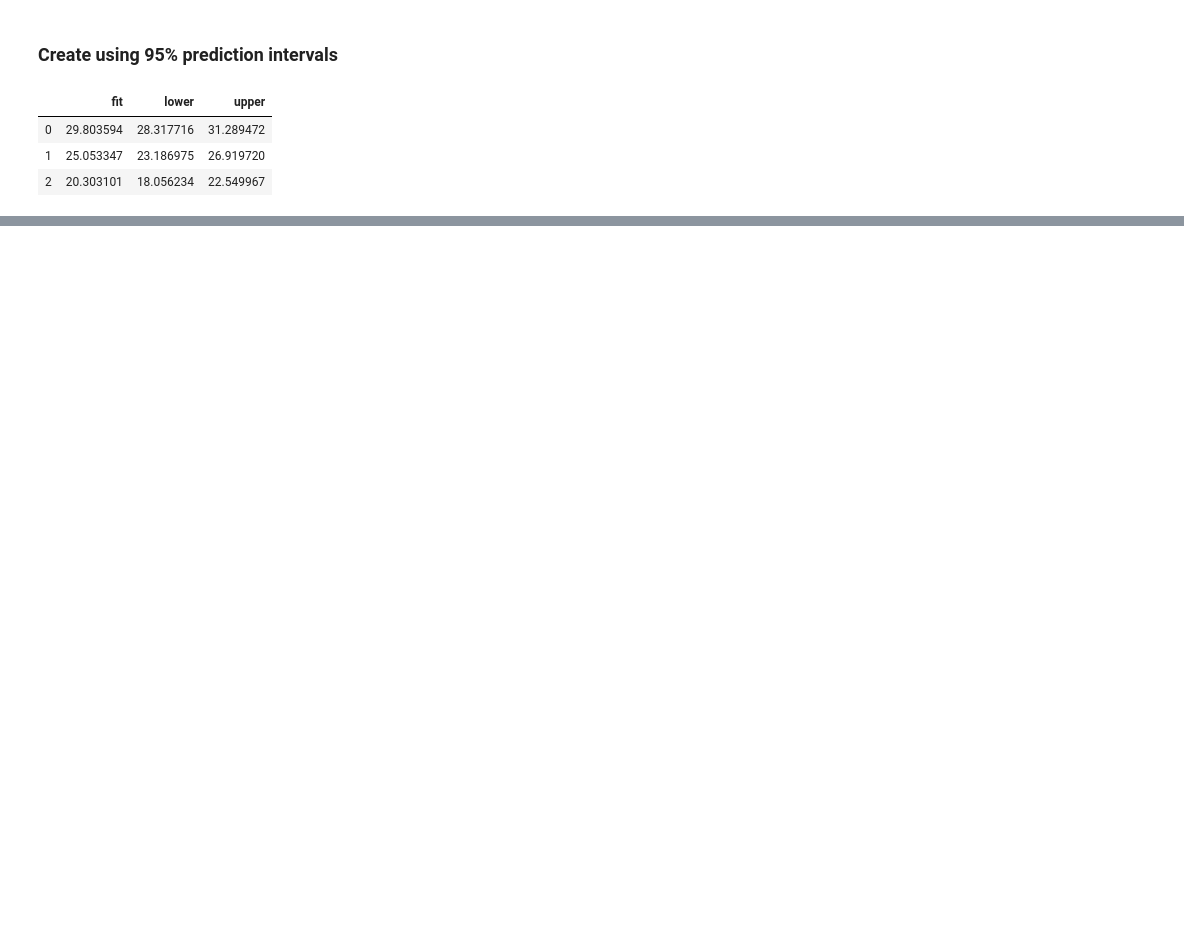
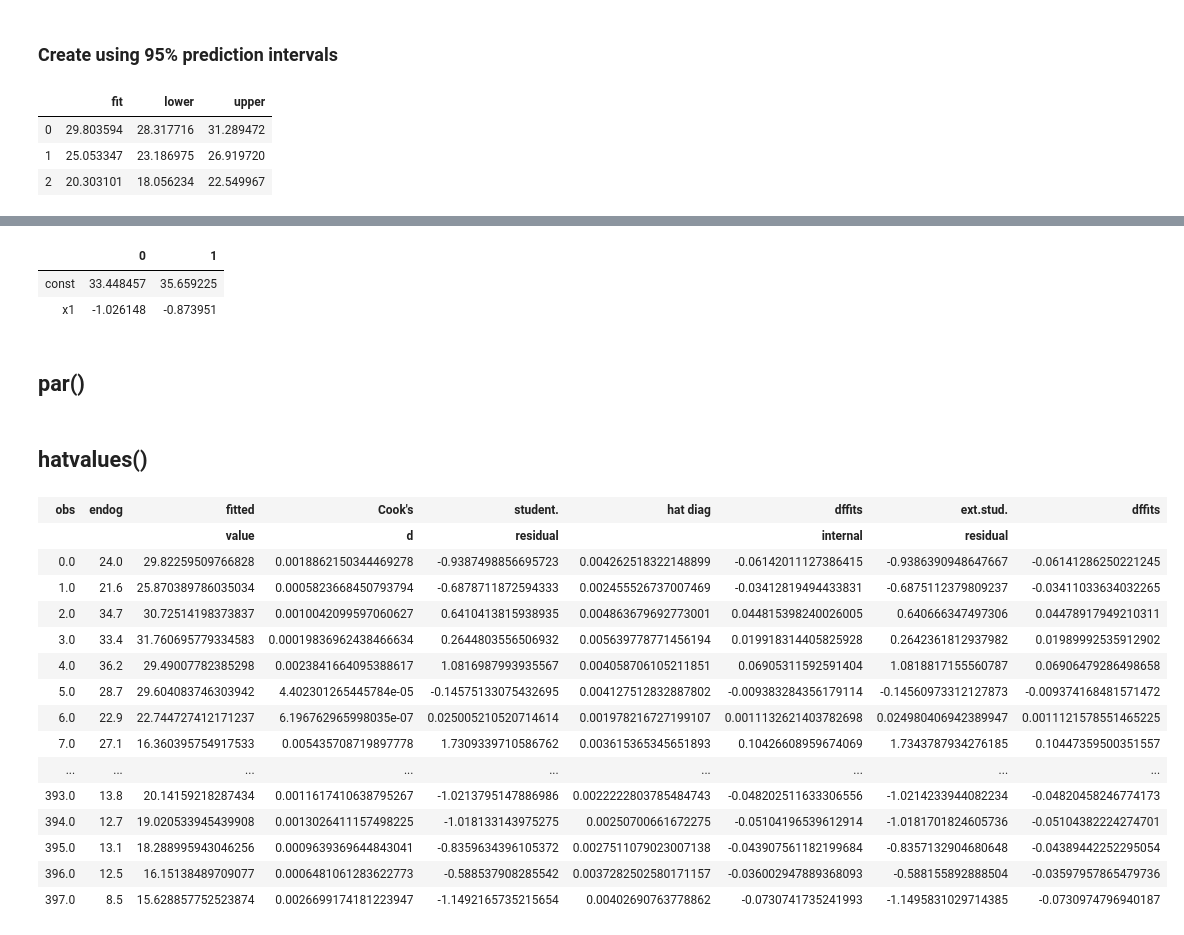
Before and after one commit to jcanque777/islr_labs, a Jupyter notebook: boston_housing.ipynb, the cells around one changed output, grey strips where cells are left out. Drawn from its saved outputs; the diff is of its cells as text; code cells hidden in the pictures; blank space fills up the shorter version.

Commit message:
Create hatvalues function using statsmodel

```diff
--- a/boston_housing.ipynb
+++ b/boston_housing.ipynb
@@ -335,0 +276,8 @@ predictions.summary_frame(alpha=0.05)
+# %%
+model.conf_int(alpha = .05)
+# %% [output]
+|  | 0 | 1 |
+| const | 33.448457 | 35.659225 |
+| x1 | -1.026148 | -0.873951 |
+# %% [markdown]
+## par()
@@ -335,0 +286,2 @@ predictions.summary_frame(alpha=0.05)
+# %% [markdown]
+## hatvalues()
@@ -335,0 +303,19 @@ predictions.summary_frame(alpha=0.05)
+# %%
+influence.summary_table()
+# %% [output]
+| obs | endog | fitted | Cook's | student. | hat diag | dffits | ext.stud. | dffits |
+|  |  | value | d | residual |  | internal | residual |  |
+| 0.0 | 24.0 | 29.82259509766828 | 0.0018862150344469278 | -0.9387498856695723 | 0.004262518322148899 | -0.06142011127386415 | -0.9386390948647667 | -0.06141286250221245 |
+| 1.0 | 21.6 | 25.870389786035034 | 0.0005823668450793794 | -0.6878711872594333 | 0.002455526737007469 | -0.03412819494433831 | -0.6875112379809237 | -0.03411033634032265 |
+| 2.0 | 34.7 | 30.72514198373837 | 0.0010042099597060627 | 0.6410413815938935 | 0.004863679692773001 | 0.044815398240026005 | 0.640666347497306 | 0.04478917949210311 |
+| 3.0 | 33.4 | 31.760695779334583 | 0.00019836962438466634 | 0.2644803556506932 | 0.005639778771456194 | 0.019918314405825928 | 0.2642361812937982 | 0.01989992535912902 |
+| 4.0 | 36.2 | 29.49007782385298 | 0.0023841664095388617 | 1.0816987993935567 | 0.004058706105211851 | 0.06905311592591404 | 1.0818817155560787 | 0.06906479286498658 |
+| 5.0 | 28.7 | 29.604083746303942 | 4.402301265445784e-05 | -0.14575133075432695 | 0.004127512832887802 | -0.009383284356179114 | -0.14560973312127873 | -0.009374168481571472 |
+| 6.0 | 22.9 | 22.744727412171237 | 6.196762965998035e-07 | 0.025005210520714614 | 0.001978216727199107 | 0.0011132621403782698 | 0.024980406942389947 | 0.0011121578551465225 |
+| 7.0 | 27.1 | 16.360395754917533 | 0.005435708719897778 | 1.7309339710586762 | 0.003615365345651893 | 0.10426608959674069 | 1.7343787934276185 | 0.10447359500351557 |
+| ... | ... | ... | ... | ... | ... | ... | ... | ... |
+| 393.0 | 13.8 | 20.14159218287434 | 0.0011617410638795267 | -1.0213795147886986 | 0.0022222803785484743 | -0.048202511633306556 | -1.0214233944082234 | -0.04820458246774173 |
+| 394.0 | 12.7 | 19.020533945439908 | 0.0013026411157498225 | -1.018133143975275 | 0.00250700661672275 | -0.05104196539612914 | -1.0181701824605736 | -0.05104382224274701 |
+| 395.0 | 13.1 | 18.288995943046256 | 0.0009639369644843041 | -0.8359634396105372 | 0.0027511079023007138 | -0.043907561182199684 | -0.8357132904680648 | -0.04389442252295054 |
+| 396.0 | 12.5 | 16.15138489709077 | 0.0006481061283622773 | -0.588537908285542 | 0.0037282502580171157 | -0.036002947889368093 | -0.588155892888504 | -0.03597957865479736 |
+| 397.0 | 8.5 | 15.628857752523874 | 0.0026699174181223947 | -1.1492165735215654 | 0.00402690763778862 | -0.0730741735241993 | -1.1495831029714385 | -0.0730974796940187 |
```
Also changed, not shown: parts of 36 cells of this notebook.
